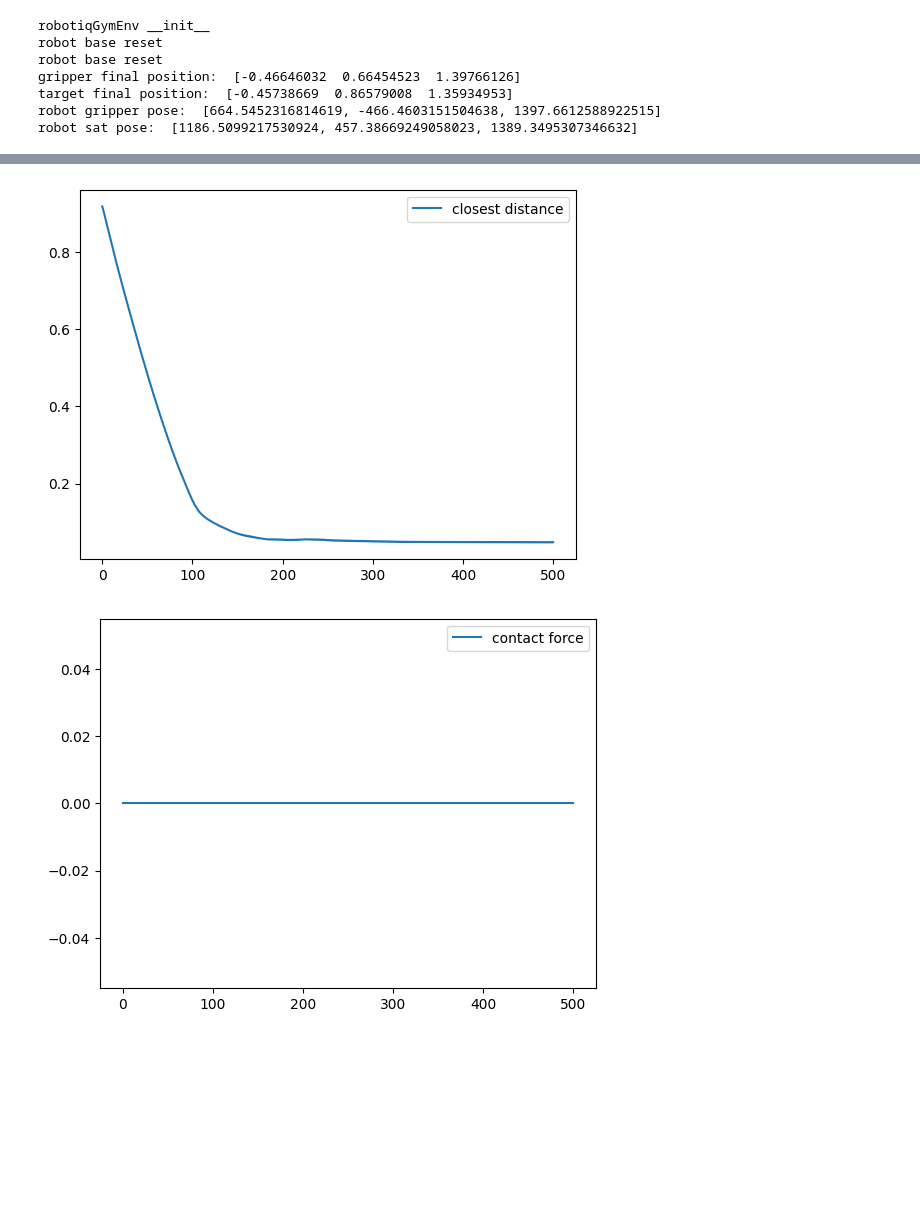
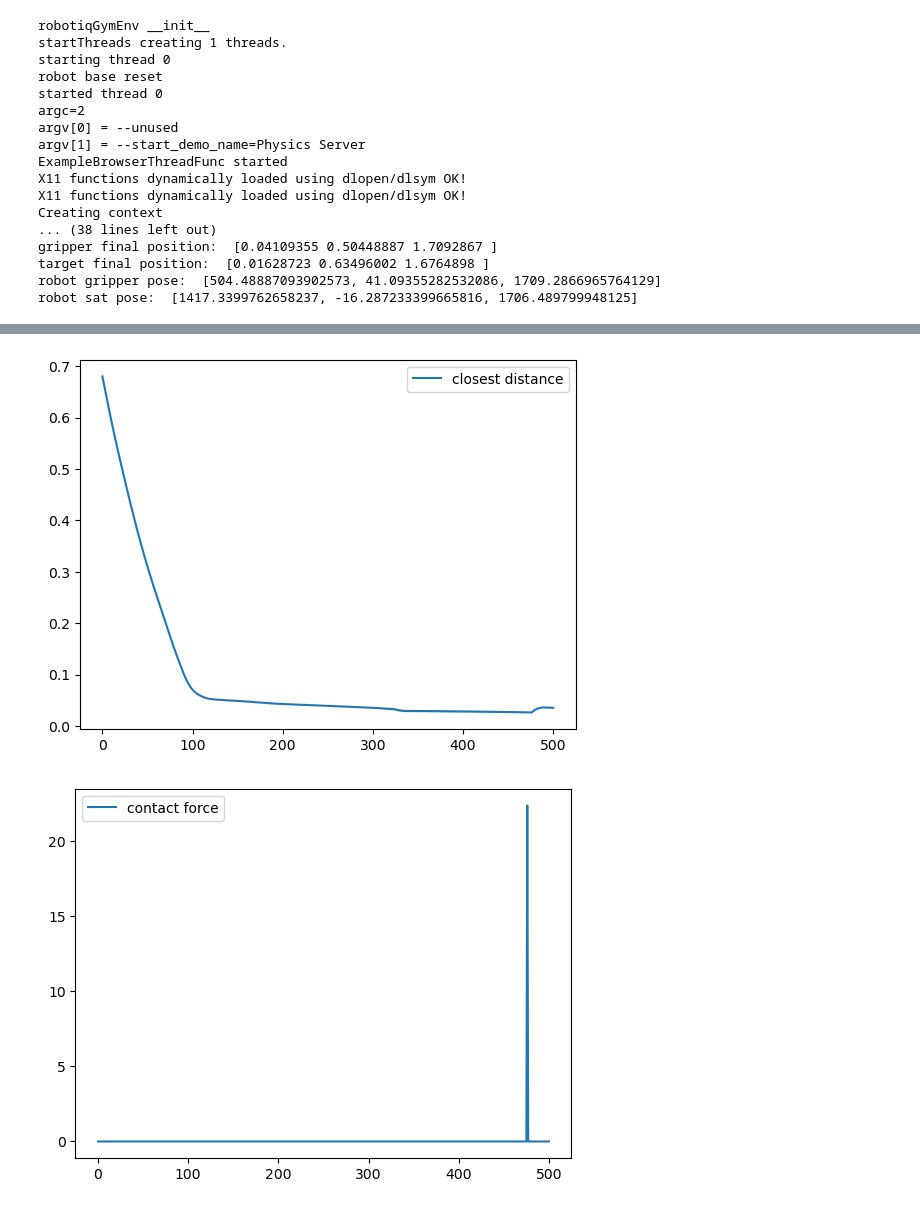
Before and after one commit to baha2r/Fanuc_Robotiq_Grasp, a Jupyter notebook: EnvDebug.ipynb, the cells around one changed output, grey strips where cells are left out. Saved outputs shown, nothing was run; the diff lists cells and outputs as text; code cells hidden in the pictures; blank space fills up the shorter version.

```diff
--- a/EnvDebug.ipynb
+++ b/EnvDebug.ipynb
@@ -7,7 +7,8 @@ sys.modules["gym"] = gymnasium
 import pybullet as p
 import matplotlib.pyplot as plt
 from stable_baselines3 import SAC
-from robotiqGymEnv import robotiqGymEnv
+# from robotiqGymEnv import robotiqGymEnv
+from newenv import robotiqGymEnv
 import numpy as np
 
 def load_model(file_path):
@@ -69,7 +70,7 @@ def main():
     model_file = "models/20230316-03:42PM_SAC_M10000_0.04_39/best_model.zip"
     model = load_model(model_file)
 
-    with robotiqGymEnv(records=False, renders=False) as env:
+    with robotiqGymEnv(records=False, renders=True) as env:
         obs = env.reset()
         # obs = [ 7.8762039e-11, -1.3363775e-10,  1.0000000e+00,
         #         7.5981269e-08, -2.6457928e-07,  3.2617684e-04,
@@ -118,7 +127,17 @@ pybullet build time: Feb  1 2023 20:12:59
 robotiqGymEnv __init__
+startThreads creating 1 threads.
+starting thread 0
 robot base reset
-robot base reset
-gripper final position:  [-0.46646032  0.66454523  1.39766126]
-target final position:  [-0.45738669  0.86579008  1.35934953]
-robot gripper pose:  [664.5452316814619, -466.4603151504638, 1397.6612588922515]
-robot sat pose:  [1186.5099217530924, 457.38669249058023, 1389.3495307346632]
+started thread 0
+argc=2
+argv[0] = --unused
+argv[1] = --start_demo_name=Physics Server
+ExampleBrowserThreadFunc started
+X11 functions dynamically loaded using dlopen/dlsym OK!
+X11 functions dynamically loaded using dlopen/dlsym OK!
+Creating context
+... (38 lines left out)
+gripper final position:  [0.04109355 0.50448887 1.7092867 ]
+target final position:  [0.01628723 0.63496002 1.6764898 ]
+robot gripper pose:  [504.48887093902573, 41.09355282532086, 1709.2866965764129]
+robot sat pose:  [1417.3399762658237, -16.287233399665816, 1706.489799948125]
@@ -131,2 +150,2 @@ robot sat pose:  [1186.5099217530924, 457.38669249058023, 1389.3495307346632]
-[figure, old version]
+[figure, new version]
-[figure, old version]
+[figure, new version]
```
Also changed, not shown: parts of 1 cell of this notebook, 5 other files.
